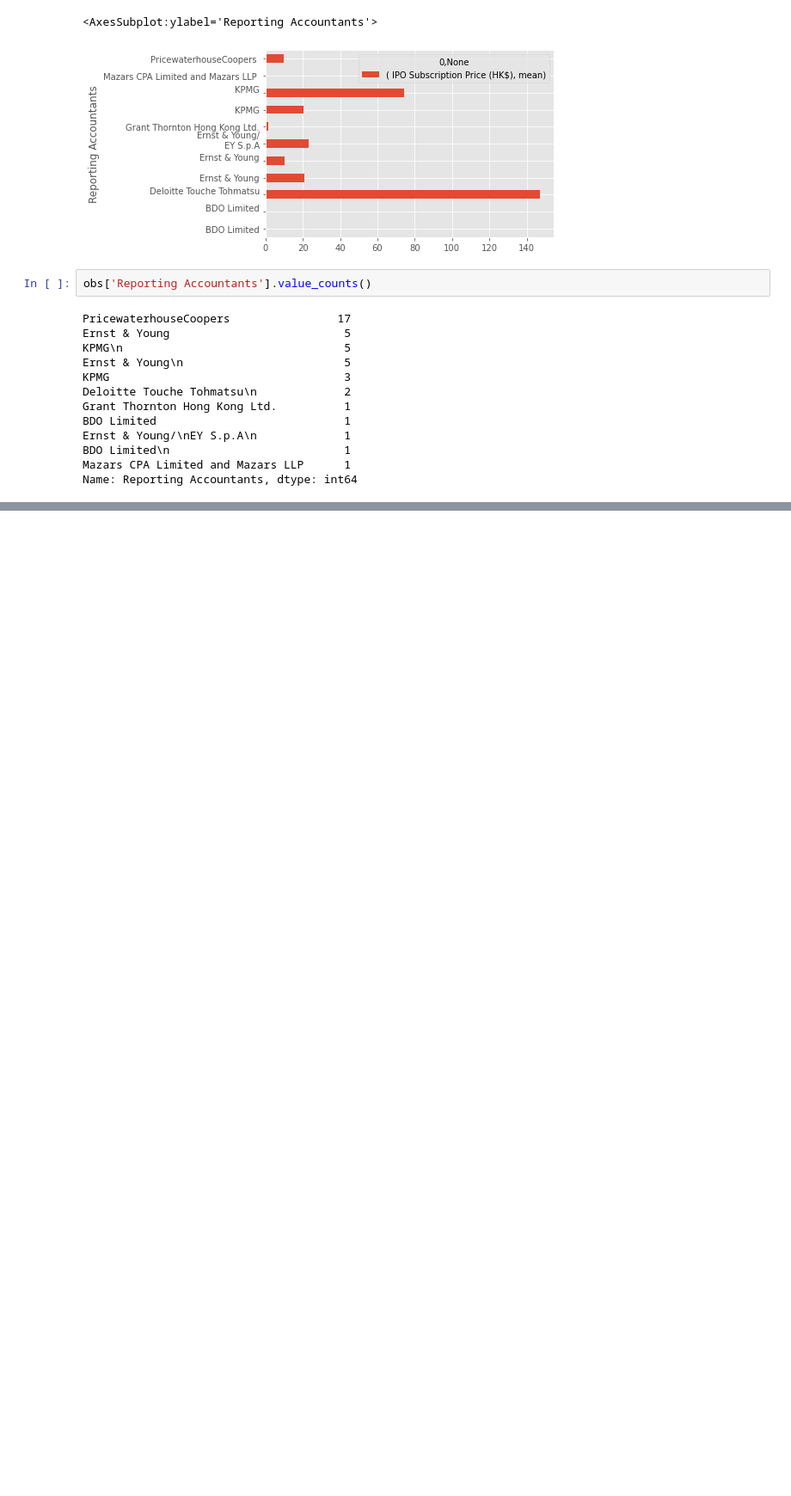
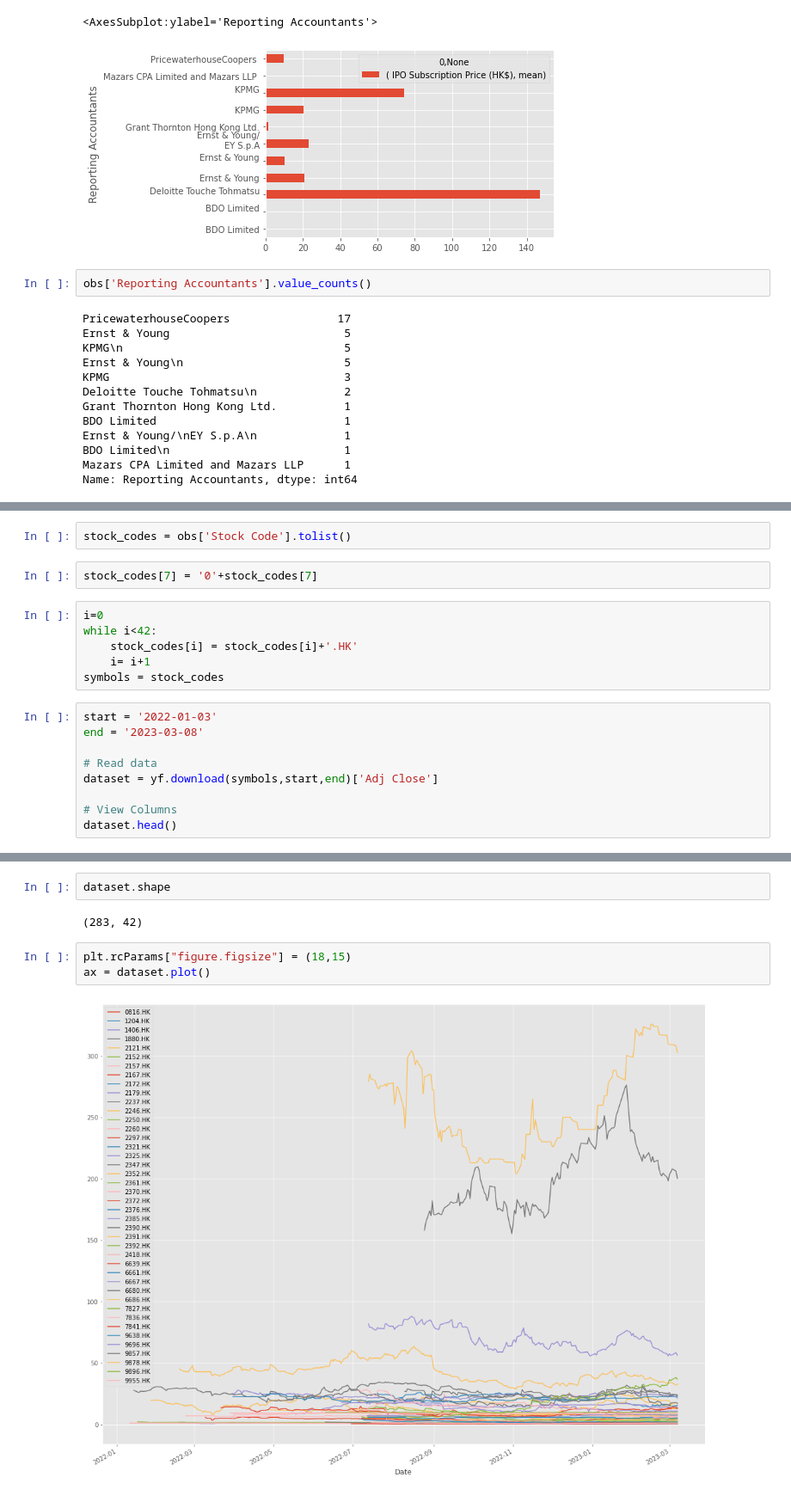
Before and after one commit to isabellasonoma/DS-Projects, a Jupyter notebook: IPO Data.ipynb, the cells around one changed output, grey strips where cells are left out. Shown at 86% size. Saved outputs shown, nothing was run; the diff lists cells and outputs as text; blank space fills up the shorter version.

```diff
--- a/IPO Data.ipynb
+++ b/IPO Data.ipynb
@@ -200,0 +245,19 @@ Name: Reporting Accountants, dtype: int64
+# %%
+stock_codes = obs['Stock Code'].tolist()
+# %%
+stock_codes[7] = '0'+stock_codes[7]
+# %%
+i=0
+while i<42:
+    stock_codes[i] = stock_codes[i]+'.HK'
+    i= i+1
+symbols = stock_codes
+# %%
+start = '2022-01-03'
+end = '2023-03-08'
+
+# Read data
+dataset = yf.download(symbols,start,end)['Adj Close']
+
+# View Columns
+dataset.head()
@@ -200,0 +277,9 @@ Name: Reporting Accountants, dtype: int64
+# %%
+dataset.shape
+# %% [output]
+(283, 42)
+# %%
+plt.rcParams["figure.figsize"] = (18,15)
+ax = dataset.plot()
+# %% [output]
+[figure, added]
```
Also changed, not shown: parts of 19 cells of this notebook.
